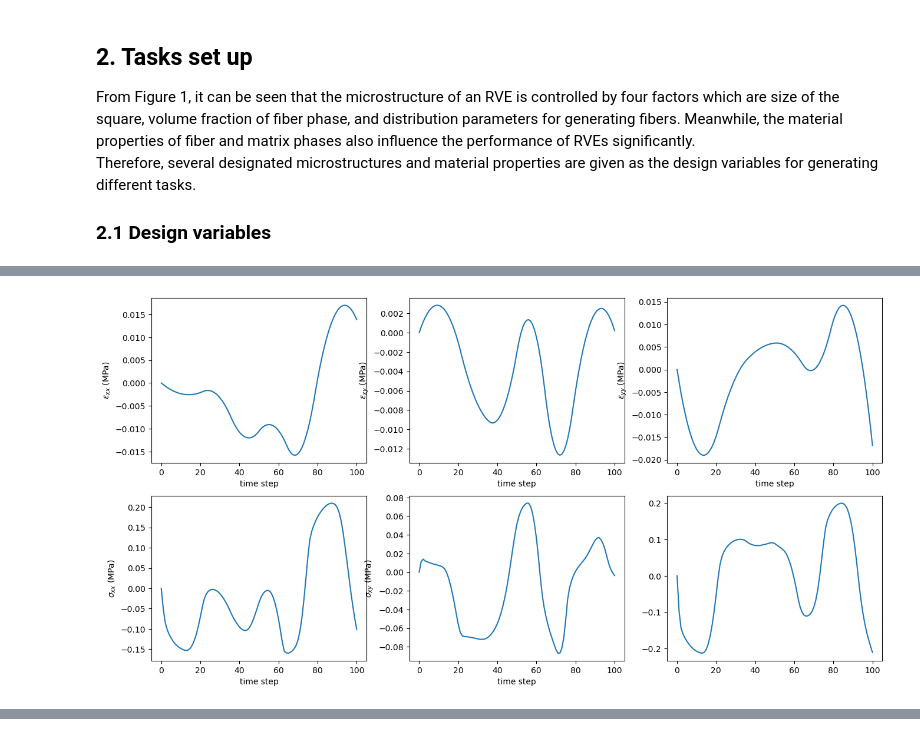
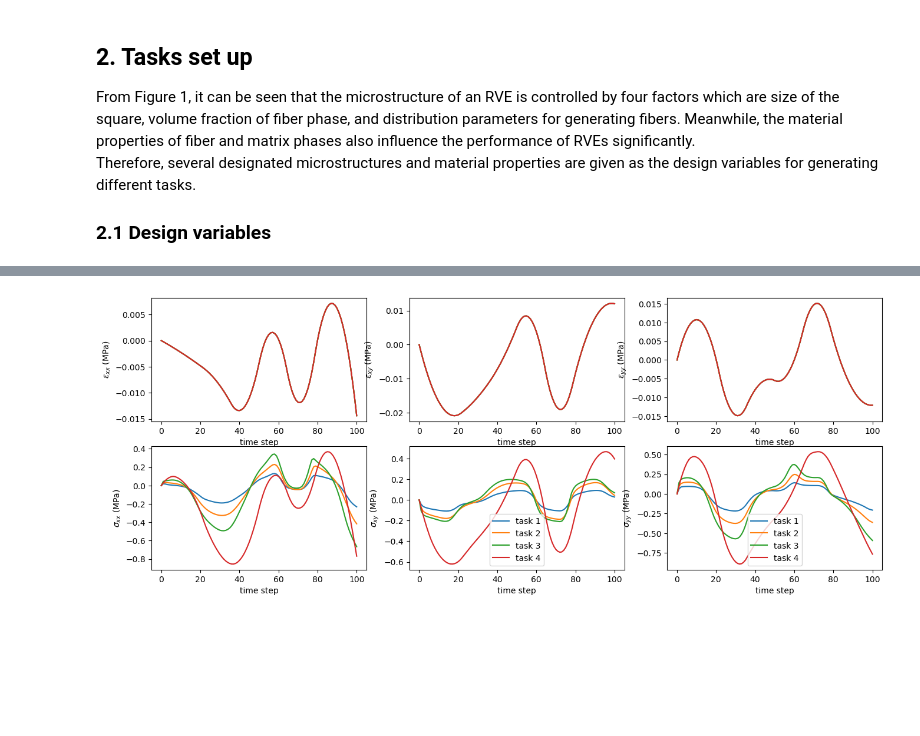
Before and after one commit to bessagroup/rvesimulator, a Jupyter notebook: toturials/cddm_data_generation.ipynb, the cells around one changed output, grey strips where cells are left out. Drawn from its saved outputs; the diff is of its cells as text; code cells hidden in the pictures; blank space fills up the shorter version.

```diff
--- a/toturials/cddm_data_generation.ipynb
+++ b/toturials/cddm_data_generation.ipynb
@@ -155,7 +140,0 @@ Simulation information:
-# %%
-results = {}
-# calculate the initial responses of simulation
-for ii in range(len(samples_dict)):
-    results[ii] = simulator.run_simulation(
-        sample=samples_dict[ii], third_folder_index=ii
-    )
@@ -197,0 +364,24 @@ Abaqus Error: cae exited with an error.
+# %%
+# initialization
+task4 = VonMisesPlasticElasticPathLoads()
+# update simulation info
+task4.update_sim_info(mesh_partition=100,
+                        strain=[0.02,0.02,0.02],
+                        vol_req=0.30,
+                        radius_mu=0.003,
+                        radius_std=0.000,
+                        E_fiber=1.0,
+                        E_matrix=100.0,
+                        hardening_law='swift',
+                        yield_stress = 3.0,
+                        a=0.5,
+                        b=0.4,
+                        num_cpu=6,
+                        seed=17,
+                        print_info=True)
+task4_results = {}
+# calculate responses of simulation
+for ii in range(len(samples_dict)):
+    task4_results[ii] = task4.run_simulation(
+        sample=samples_dict[ii], third_folder_index=ii
+    )
@@ -233,5 +531,8 @@ def plot_path_dependent(results, index):
     plt.show()
-# %%
-plot_path_dependent(results,1)
-# %% [output]
-[figure, removed]
+# %%
+plot_path_dependent(task1_results=task1_results,
+                    task2_results=task2_results,
+                    task3_results=task3_results,
+                    task4_results=task4_results,
+                    index=0)
+# %% [output]
@@ -237,0 +543 @@ plot_path_dependent(results,1)
+[figure, added]
```
Also changed, not shown: parts of 14 cells of this notebook.
